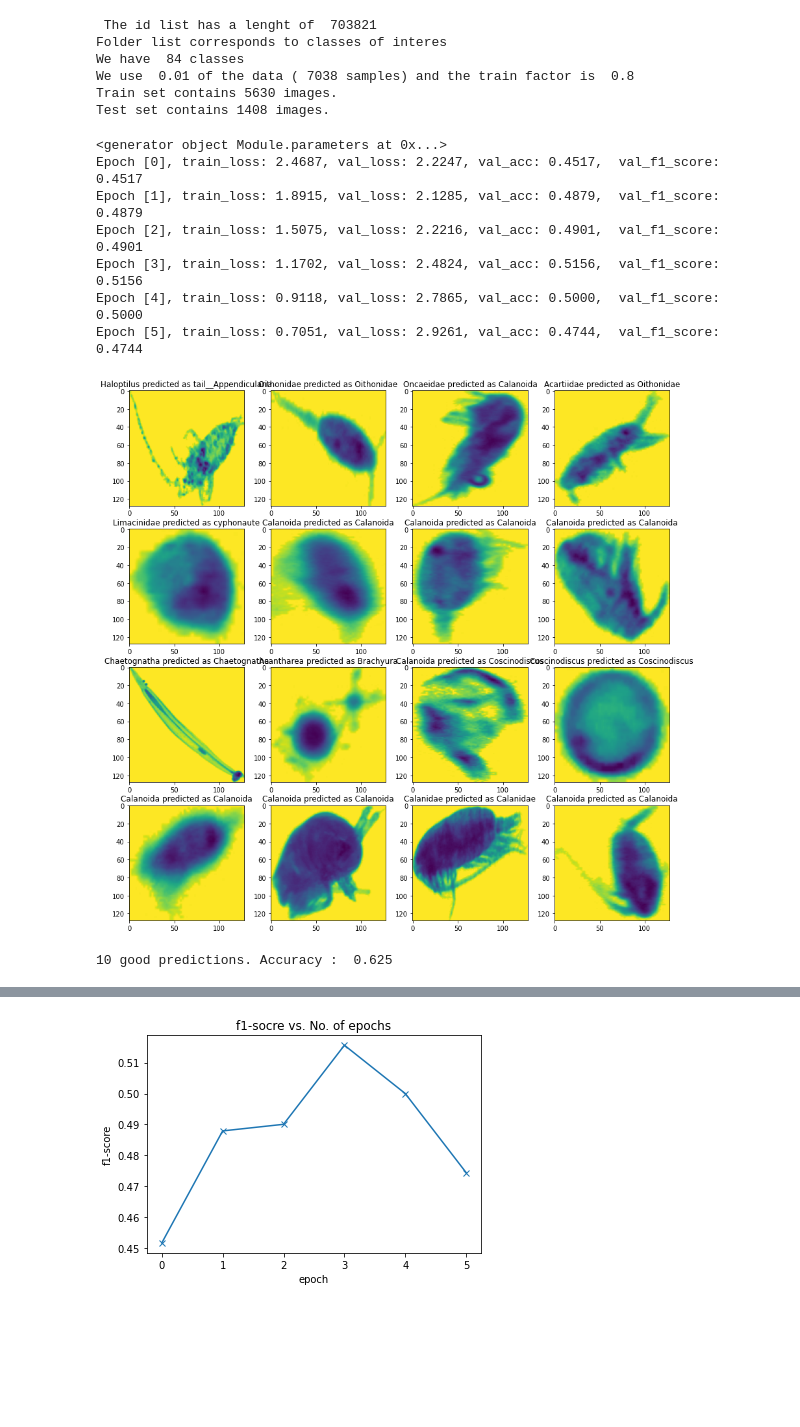
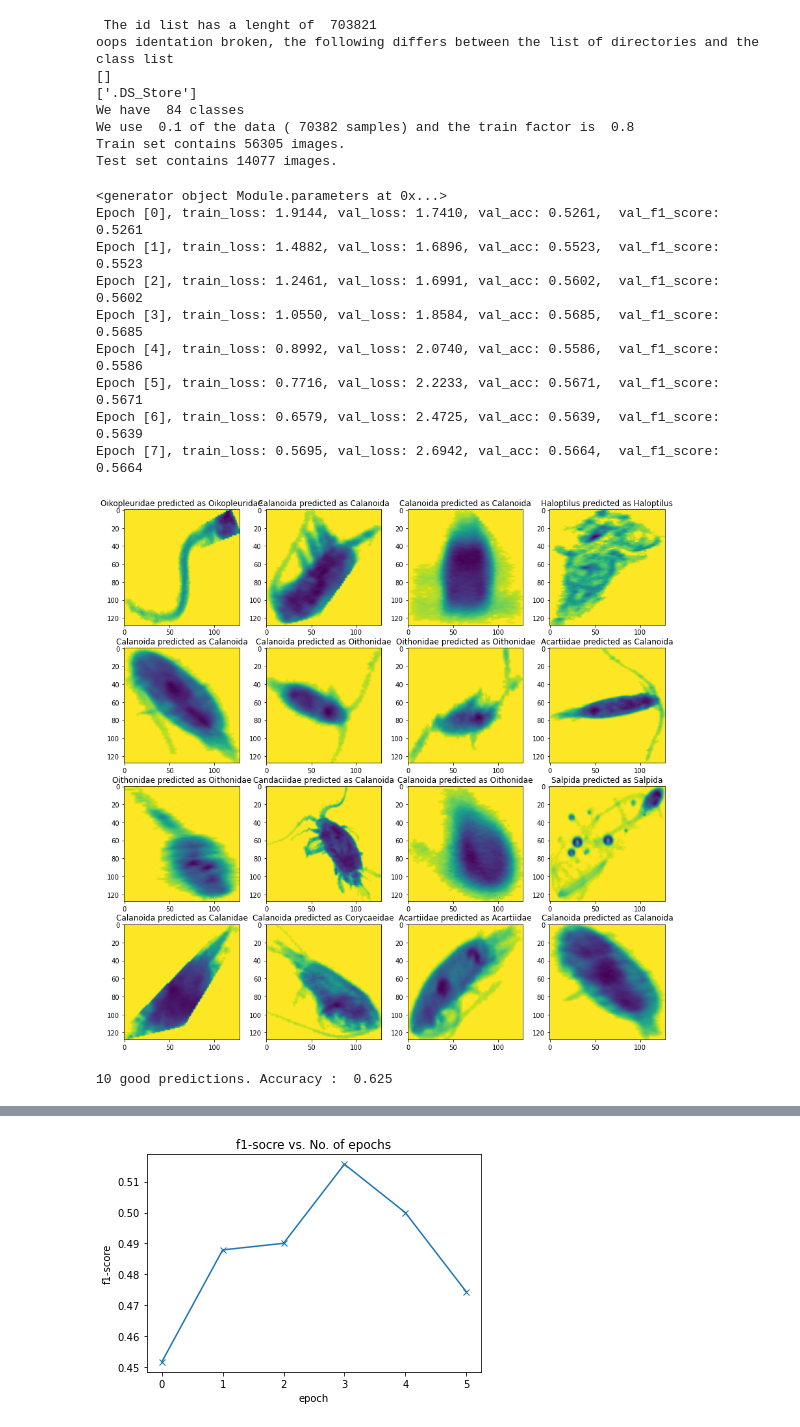
Before and after one commit to AntoineSalaun/PlanktonClassifier, a Jupyter notebook: main.ipynb, the cells around one changed output, grey strips where cells are left out. Drawn from its saved outputs; the diff is of its cells as text; code cells hidden in the pictures; blank space fills up the shorter version.

```diff
--- a/main.ipynb
+++ b/main.ipynb
@@ -30,7 +30,8 @@ from tool_box import *
 %autoreload 2
 # %%
 # pre-processing
-data_folder = '/Users/nounou/Desktop/EPFL/M5/Project I/Code/ZooScanSet'
+data_folder = '../ZooScanSet'
+# data_folder = '/Users/nounou/Desktop/EPFL/M5/Project I/Code/ZooScanSet'
 image_size = (128,128)
 normalize = ((0.5), (0.5))
 unwanted_classes = ['seaweed','badfocus__Copepoda','artefact','badfocus__artefact','bubble','detritus','fiber__detritus','egg__other','multiple__other']
@@ -39,7 +40,7 @@ transform = transforms.Compose([transforms.Resize(image_size),transforms.ToTenso
 dataset = PlanktonLoader(data_folder+'/taxa.csv', data_folder+"/imgs/", unwanted_classes ,transform)
 
 #sampling and train-test split
-sampling_factor = .01
+sampling_factor = .1
 train_factor = .8
 shuffle = True
 random_seed= 42
@@ -48,31 +49,35 @@ batch_size = 16
 trainloader_dataset, testloader_dataset = PlanktonLoader.build_loaders(dataset, sampling_factor, train_factor, batch_size, random_seed= 41, shuffle_dataset= True)
 # %% [output]
  The id list has a lenght of  703821
-Folder list corresponds to classes of interes
+oops identation broken, the following differs between the list of directories and the class list
+[]
+['.DS_Store']
 We have  84 classes
-We use  0.01 of the data ( 7038 samples) and the train factor is  0.8
-Train set contains 5630 images.
-Test set contains 1408 images.
+We use  0.1 of the data ( 70382 samples) and the train factor is  0.8
+Train set contains 56305 images.
+Test set contains 14077 images.
 # %%
-num_epochs = 6
+num_epochs = 8
 lr = 0.001
 opt_func = torch.optim.Adam
 net = Net()
 net.initialize_weights()
 model = ImageClassificationBase()
 
 history = ImageClassificationBase.fit(model, num_epochs, lr, net, trainloader_dataset, testloader_dataset, opt_func)
 torch.save(net.state_dict(), data_folder+'/last_model.pth')
 Plot.plot_random_output(testloader_dataset, dataset, net)
 # %% [output]
 <generator object Module.parameters at 0x...>
-Epoch [0], train_loss: 2.4687, val_loss: 2.2247, val_acc: 0.4517,  val_f1_score: 0.4517
-Epoch [1], train_loss: 1.8915, val_loss: 2.1285, val_acc: 0.4879,  val_f1_score: 0.4879
-Epoch [2], train_loss: 1.5075, val_loss: 2.2216, val_acc: 0.4901,  val_f1_score: 0.4901
-Epoch [3], train_loss: 1.1702, val_loss: 2.4824, val_acc: 0.5156,  val_f1_score: 0.5156
-Epoch [4], train_loss: 0.9118, val_loss: 2.7865, val_acc: 0.5000,  val_f1_score: 0.5000
-Epoch [5], train_loss: 0.7051, val_loss: 2.9261, val_acc: 0.4744,  val_f1_score: 0.4744
+Epoch [0], train_loss: 1.9144, val_loss: 1.7410, val_acc: 0.5261,  val_f1_score: 0.5261
+Epoch [1], train_loss: 1.4882, val_loss: 1.6896, val_acc: 0.5523,  val_f1_score: 0.5523
+Epoch [2], train_loss: 1.2461, val_loss: 1.6991, val_acc: 0.5602,  val_f1_score: 0.5602
+Epoch [3], train_loss: 1.0550, val_loss: 1.8584, val_acc: 0.5685,  val_f1_score: 0.5685
+Epoch [4], train_loss: 0.8992, val_loss: 2.0740, val_acc: 0.5586,  val_f1_score: 0.5586
+Epoch [5], train_loss: 0.7716, val_loss: 2.2233, val_acc: 0.5671,  val_f1_score: 0.5671
+Epoch [6], train_loss: 0.6579, val_loss: 2.4725, val_acc: 0.5639,  val_f1_score: 0.5639
+Epoch [7], train_loss: 0.5695, val_loss: 2.6942, val_acc: 0.5664,  val_f1_score: 0.5664
-[figure, old version]
+[figure, new version]
 10 good predictions. Accuracy :  0.625
 # %%
 Plot.plot_accuracies(history)
```
Also changed, not shown: parts of 3 cells of this notebook.
